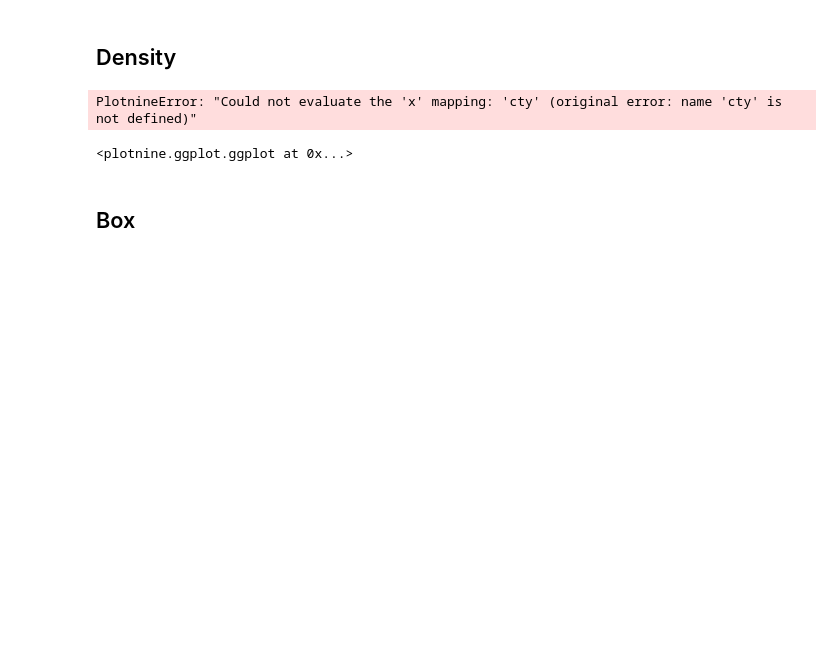
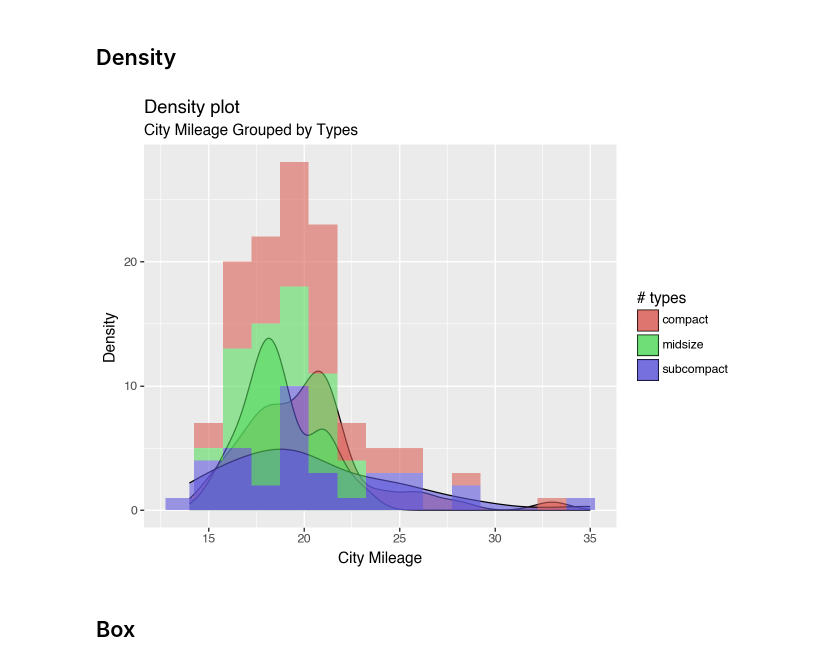
Before and after one commit to ivaquero/blog-bio, a Jupyter notebook: analysis/distribution.ipynb, the cells around one changed output. Cells and saved outputs as stored; diff of their text form; code cells hidden in the pictures; blank space fills up the shorter version.

```diff
--- a/analysis/distribution.ipynb
+++ b/analysis/distribution.ipynb
@@ -33,29 +33,32 @@ x_var, group_var = "displ", "types"
 ## Density
 # %%
 type_selected = ["compact", "subcompact", "midsize"]
-mpg_selected = mpg.select(pl.col("types").is_in(type_selected))
+mpg_selected = mpg.filter(
+    (pl.col("types") == "compact")
+    | (pl.col("types") == "subcompact")
+    | (pl.col("types") == "midsize")
+)
 binwidth = 1.5
 
 (
     ggplot(mpg_selected, aes("cty", fill="types"))
     + geom_density(aes(y=after_stat("count*binwidth")), alpha=0.6)
     + geom_histogram(
         aes(fill="types", y=after_stat("count")),
         binwidth=binwidth,
         color="none",
         alpha=0.6,
     )
     + labs(
         title="Density plot",
         subtitle="City Mileage Grouped by Types",
         x="City Mileage",
         y="Density",
         fill="# types",
     )
 )
 # %% [output]
-PlotnineError: "Could not evaluate the 'x' mapping: 'cty' (original error: name 'cty' is not defined)"
-<plotnine.ggplot.ggplot at 0x...>
+[figure, added]
 # %% [markdown]
 ## Box
 # %%
```
Also changed, not shown: 5 other files.
